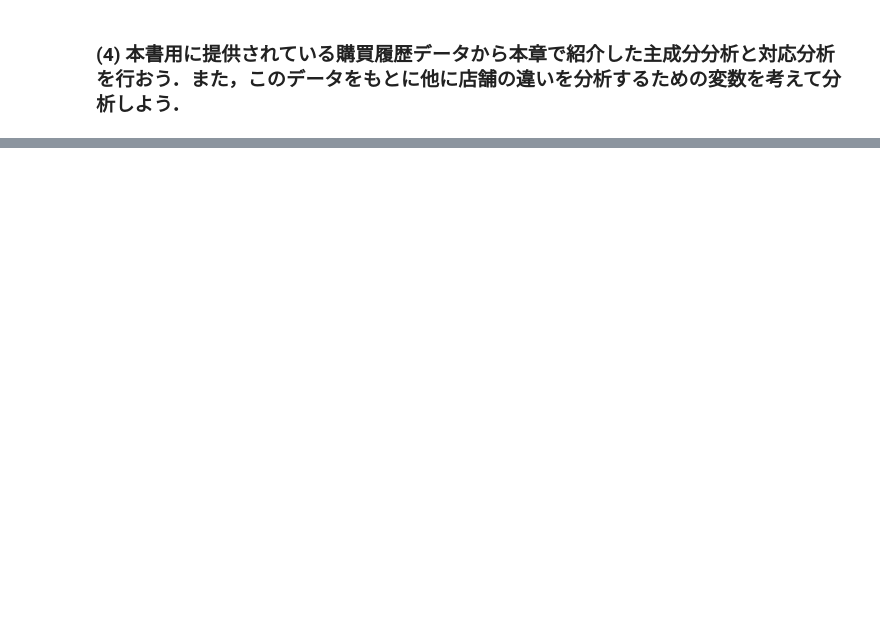
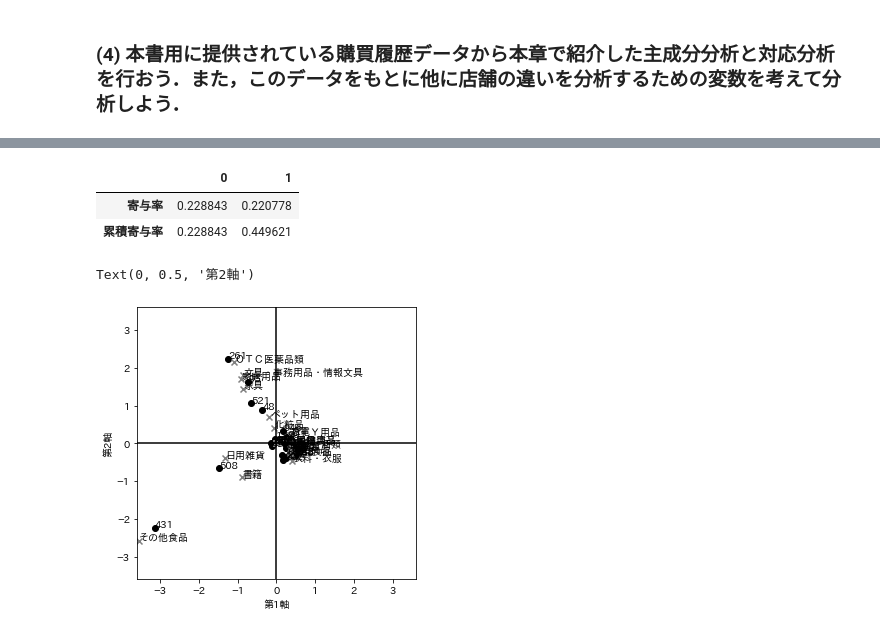
Before and after one commit to asakura-data-science/marketing, a Jupyter notebook: Chapter_6/6_answer.ipynb, the cells around one changed output, grey strips where cells are left out. Drawn from its saved outputs; the diff is of its cells as text; code cells hidden in the pictures; blank space fills up the shorter version.

```diff
--- a/Chapter_6/6_answer.ipynb
+++ b/Chapter_6/6_answer.ipynb
@@ -117,0 +302,13 @@ graphDraw("out/prac3.csv")
+# %%
+#対応分析の実行
+mca_result = mca.MCA(df_corresp, benzecri=False)
+#結果
+result_r = pd.DataFrame(mca_result.fs_r(N=2))
+result_c = pd.DataFrame(mca_result.fs_c(N=2))
+result_r.index = df_corresp.index
+result_c.index = df_corresp.columns
+
+contribution = pd.DataFrame(mca_result.expl_var(greenacre=False, N=2)).T
+cum_contribution = pd.DataFrame(np.cumsum(mca_result.expl_var(greenacre=False, N=2))).T
+contribution_ratio = pd.concat([contribution, cum_contribution],axis=0)
+contribution_ratio.index = ['寄与率','累積寄与率']
@@ -117,0 +355,33 @@ graphDraw("out/prac3.csv")
+# %%
+contribution_ratio
+# %% [output]
+|  | 0 | 1 |
+| 寄与率 | 0.228843 | 0.220778 |
+| 累積寄与率 | 0.228843 | 0.449621 |
+# %%
+#散布図の設定
+fig = plt.figure(figsize=[5,5])
+ax = fig.add_subplot(1,1,1)
+plt.xlim(-3.6, 3.6)
+plt.ylim(-3.6, 3.6)
+
+# 行スコア
+plt.scatter(result_r[0].values, result_r[1].values, marker='o', color='black')
+for i, j in result_r.iterrows():
+    ax.annotate(i, xy =(j[0]+0.01,j[1]+0.01))
+
+# 列スコア
+plt.scatter(result_c[0].values, result_c[1].values, marker='x', color='gray')
+for i, j in result_c.iterrows():
+    ax.annotate(i, xy =(j[0]+0.01,j[1]+0.01))
+
+#軸と軸ラベルの表示
+plt.axhline(0, color='black')
+plt.axvline(0, color='black')
+plt.xlabel('第1軸')
+plt.ylabel('第2軸')
+
+#plt.savefig('out/corresp_result.eps', bbox_inches='tight', dpi=600)
+# %% [output]
+Text(0, 0.5, '第2軸')
+[figure, added]
```
Also changed, not shown: parts of 14 cells of this notebook, 2 other files.
